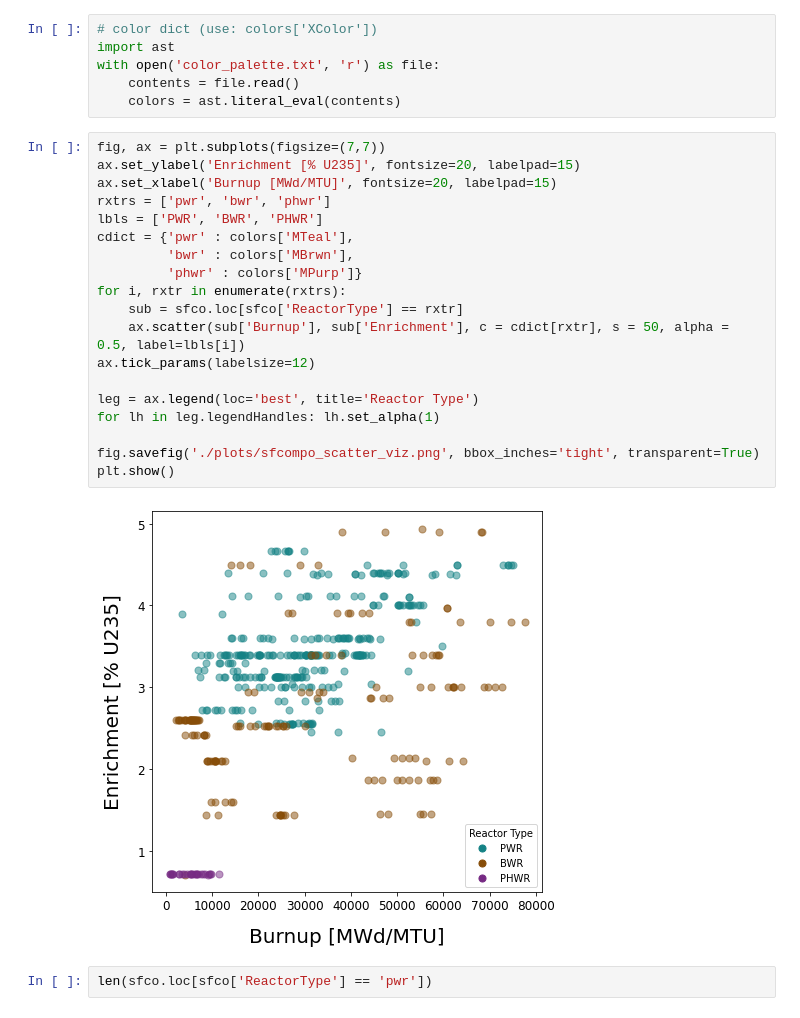
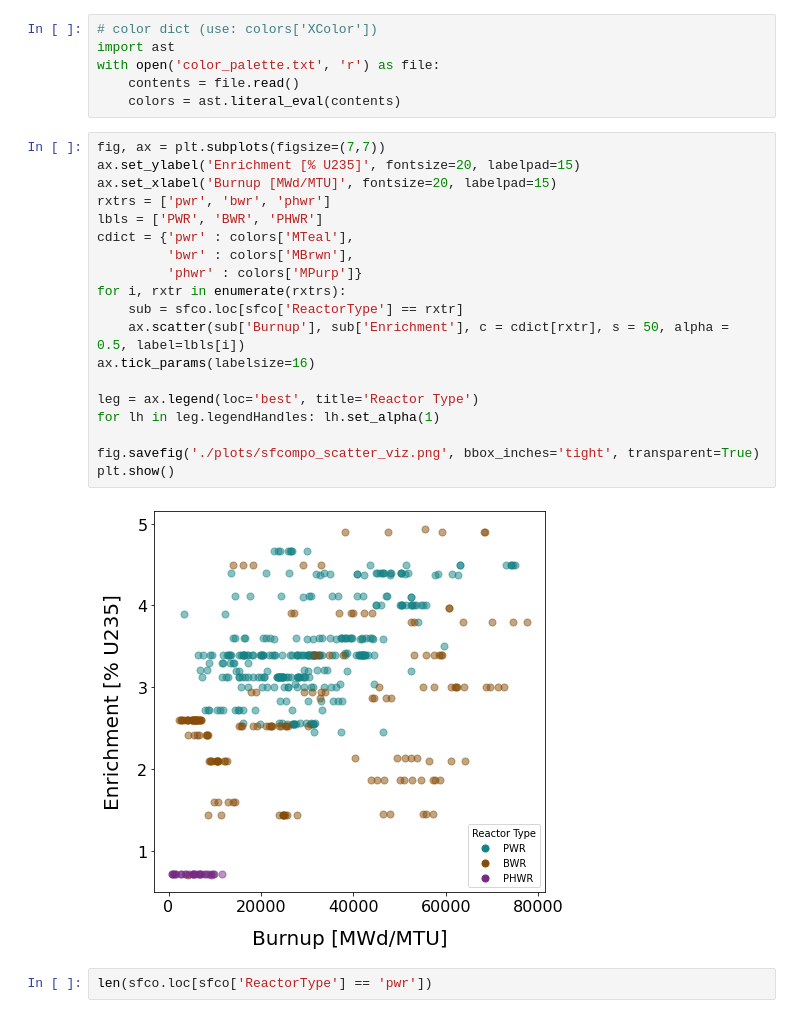
Before and after one commit to opotowsky/process_results, a Jupyter notebook: sfco-preds_mll_scikit_compare.ipynb, the cells around one changed output. Saved outputs shown, nothing was run; the diff lists cells and outputs as text.

```diff
--- a/sfco-preds_mll_scikit_compare.ipynb
+++ b/sfco-preds_mll_scikit_compare.ipynb
@@ -168,24 +168,24 @@ with open('color_palette.txt', 'r') as file:
 # %%
 fig, ax = plt.subplots(figsize=(7,7))
 ax.set_ylabel('Enrichment [% U235]', fontsize=20, labelpad=15)
 ax.set_xlabel('Burnup [MWd/MTU]', fontsize=20, labelpad=15)
 rxtrs = ['pwr', 'bwr', 'phwr']
 lbls = ['PWR', 'BWR', 'PHWR']
 cdict = {'pwr' : colors['MTeal'],
          'bwr' : colors['MBrwn'],
          'phwr' : colors['MPurp']}
 for i, rxtr in enumerate(rxtrs):
     sub = sfco.loc[sfco['ReactorType'] == rxtr]
     ax.scatter(sub['Burnup'], sub['Enrichment'], c = cdict[rxtr], s = 50, alpha = 0.5, label=lbls[i])
-ax.tick_params(labelsize=12)
+ax.tick_params(labelsize=16)
 
 leg = ax.legend(loc='best', title='Reactor Type')
 for lh in leg.legendHandles: lh.set_alpha(1)
 
 fig.savefig('./plots/sfcompo_scatter_viz.png', bbox_inches='tight', transparent=True)
 plt.show()
 # %% [output]
-[figure, old version]
+[figure, new version]
 # %%
 len(sfco.loc[sfco['ReactorType'] == 'pwr'])
 # %% [output]
```
Also changed, not shown: parts of 5 cells of this notebook.
